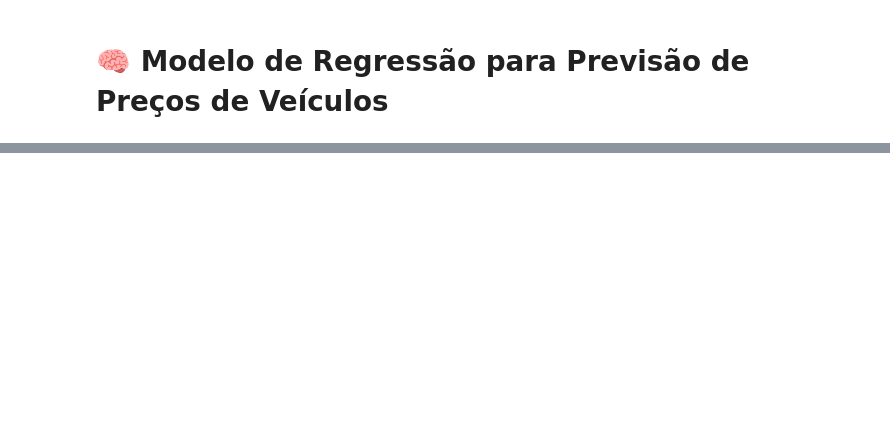
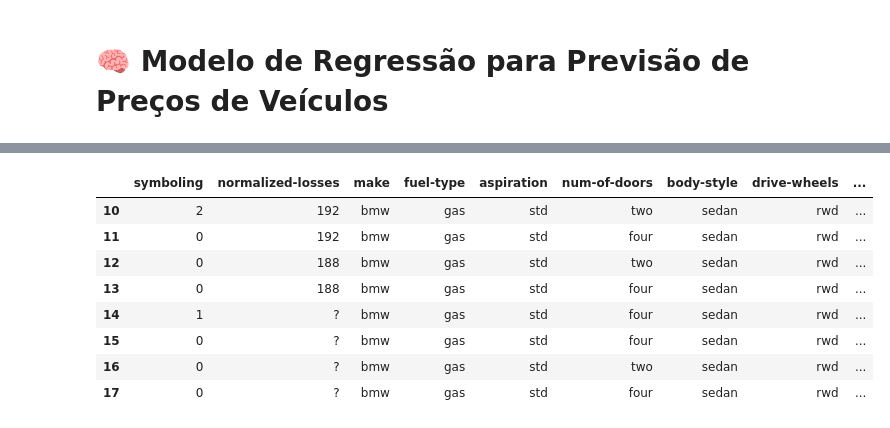
Before and after one commit to reynancs/car_price_prediction, a Jupyter notebook: notebooks/1.0-rc-data-understading.ipynb, the cells around one changed output, grey strips where cells are left out. Cells and saved outputs as stored; diff of their text form; code cells hidden in the pictures; blank space fills up the shorter version.

```diff
--- a/notebooks/1.0-rc-data-understading.ipynb
+++ b/notebooks/1.0-rc-data-understading.ipynb
@@ -335,0 +271,12 @@ df.describe()
+# %%
+df[df['make'] == "bmw"]
+# %% [output]
+|  | symboling | normalized-losses | make | fuel-type | aspiration | num-of-doors | body-style | drive-wheels | ... |
+| 10 | 2 | 192 | bmw | gas | std | two | sedan | rwd | ... |
+| 11 | 0 | 192 | bmw | gas | std | four | sedan | rwd | ... |
+| 12 | 0 | 188 | bmw | gas | std | two | sedan | rwd | ... |
+| 13 | 0 | 188 | bmw | gas | std | four | sedan | rwd | ... |
+| 14 | 1 | ? | bmw | gas | std | four | sedan | rwd | ... |
+| 15 | 0 | ? | bmw | gas | std | four | sedan | rwd | ... |
+| 16 | 0 | ? | bmw | gas | std | two | sedan | rwd | ... |
+| 17 | 0 | ? | bmw | gas | std | four | sedan | rwd | ... |
```
Also changed, not shown: parts of 37 cells of this notebook, 4 other files.
